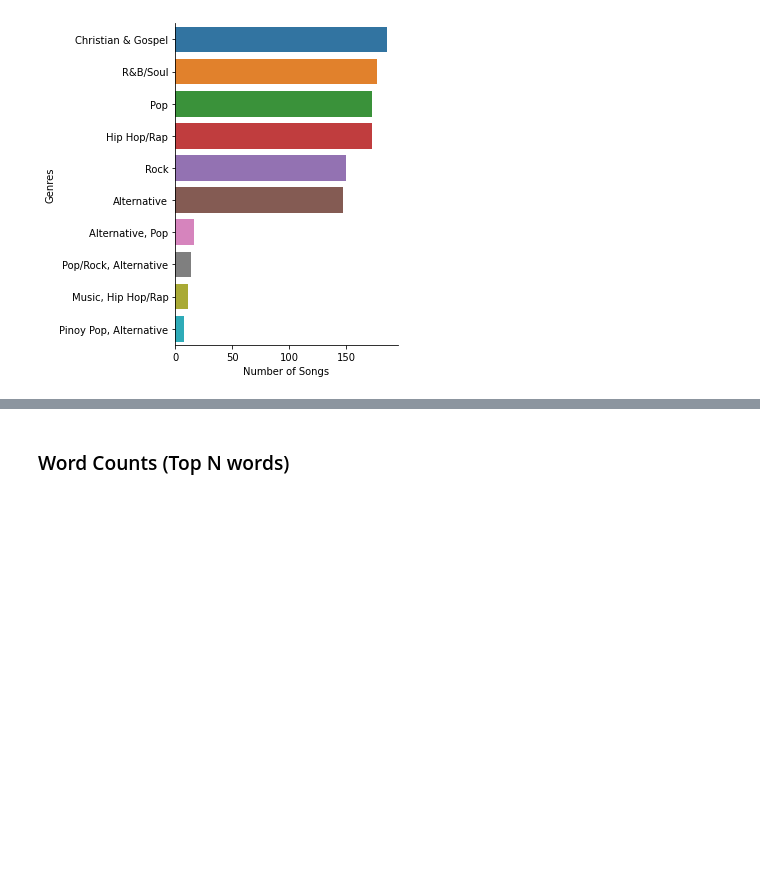
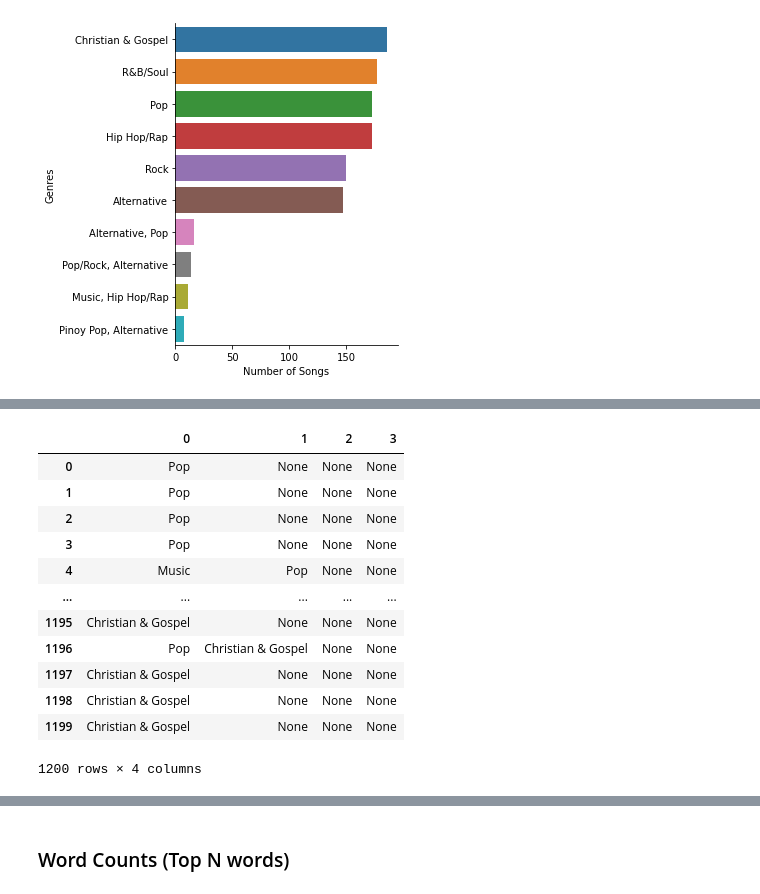
Before and after one commit to kenloquinte/DATASCI-Baby-Alive, a Jupyter notebook: FINAL/Technical_Report.ipynb, the cells around one changed output, grey strips where cells are left out. Cells and saved outputs as stored; diff of their text form; code cells hidden in the pictures; blank space fills up the shorter version.

```diff
--- a/FINAL/Technical_Report.ipynb
+++ b/FINAL/Technical_Report.ipynb
@@ -122,0 +127,24 @@ primary_genres_plot = sns.catplot(y="Genres", x="Number of Songs", kind="bar", d
+# %%
+genres_series = df['genre_names'].replace("[\[\]\']", '', regex=True)
+genres_matrix = []
+
+for string in genres_series:
+    split_str = string.split(', ')
+    genres_matrix.append(split_str)
+
+genres_df = pd.DataFrame(genre_matrix)
+genres_df
+# %% [output]
+|  | 0 | 1 | 2 | 3 |
+| 0 | Pop | None | None | None |
+| 1 | Pop | None | None | None |
+| 2 | Pop | None | None | None |
+| 3 | Pop | None | None | None |
+| 4 | Music | Pop | None | None |
+| ... | ... | ... | ... | ... |
+| 1195 | Christian & Gospel | None | None | None |
+| 1196 | Pop | Christian & Gospel | None | None |
+| 1197 | Christian & Gospel | None | None | None |
+| 1198 | Christian & Gospel | None | None | None |
+| 1199 | Christian & Gospel | None | None | None |
+1200 rows × 4 columns
```
Also changed, not shown: parts of 23 cells of this notebook, 1 other file.
